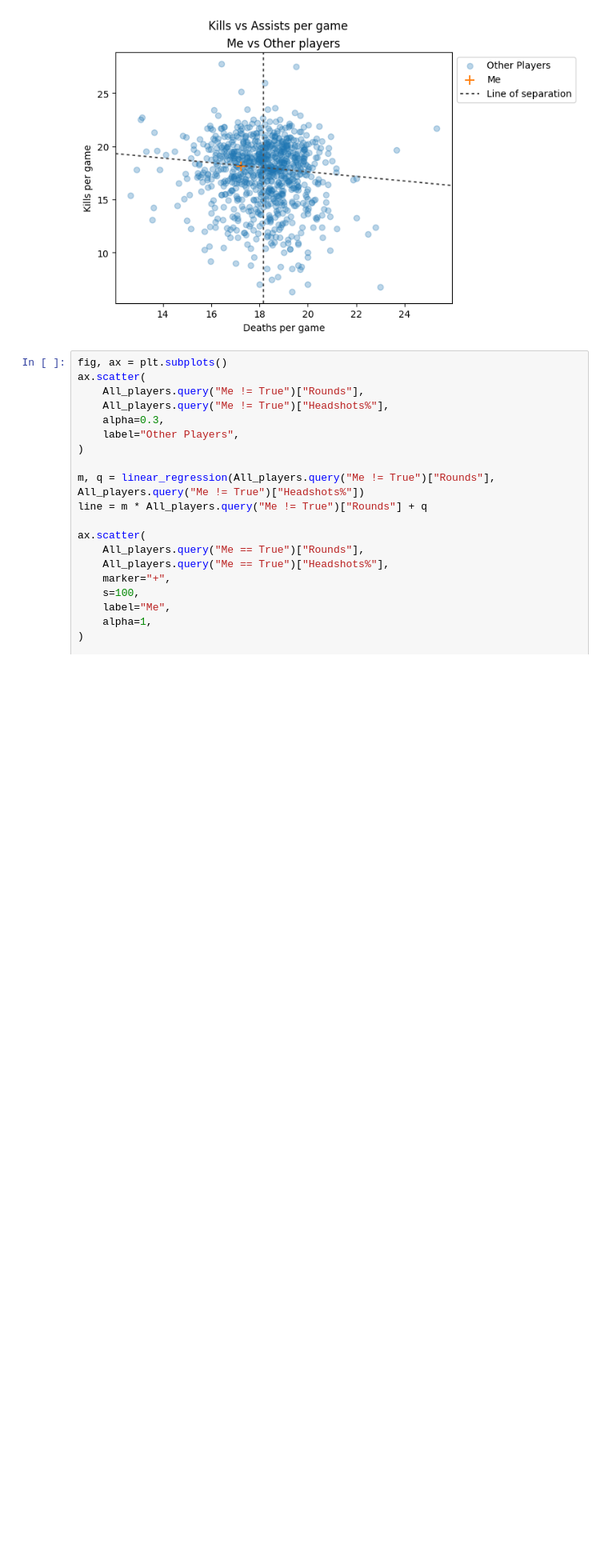
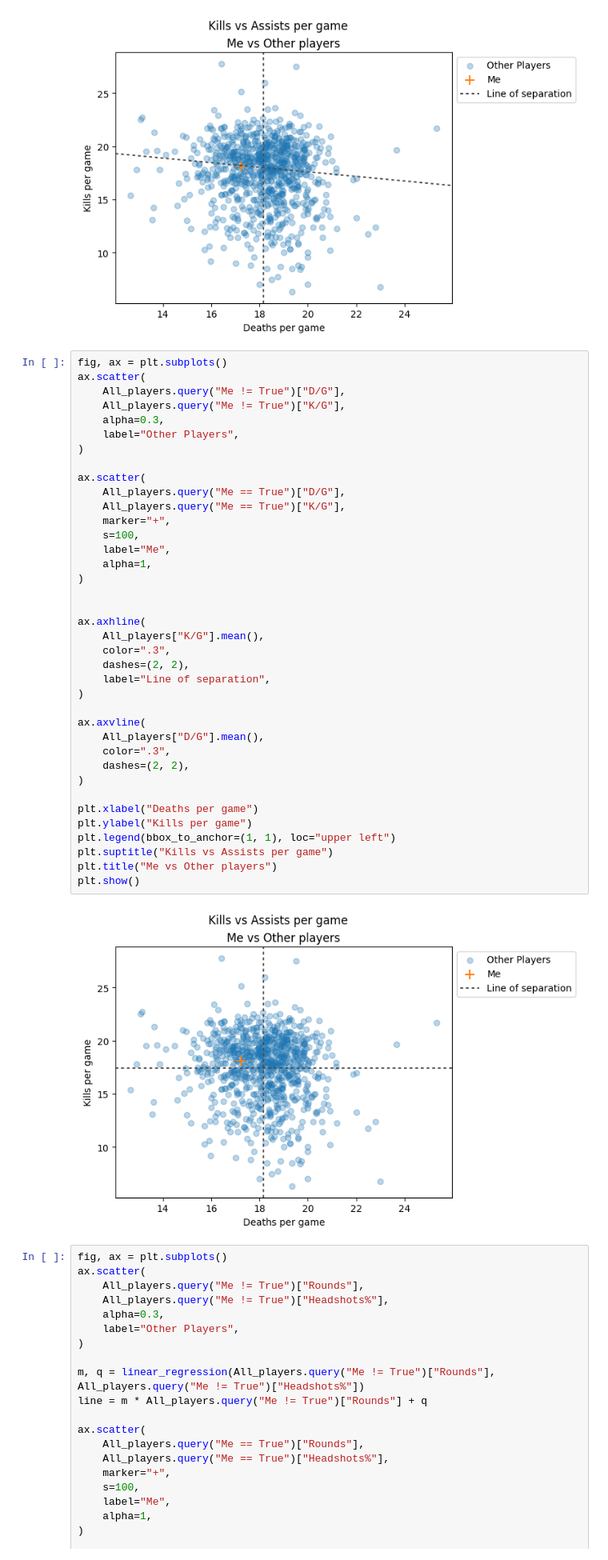
Before and after one commit to Mamin-gamer/Data-collection, a Jupyter notebook: notebooks/MeVsAll.ipynb, the cells around one changed output. Shown at 80% size. Drawn from its saved outputs; the diff is of its cells as text; blank space fills up the shorter version.

```diff
--- a/notebooks/MeVsAll.ipynb
+++ b/notebooks/MeVsAll.ipynb
@@ -402,6 +402,46 @@ plt.title("Me vs Other players")
 plt.show()
 # %% [output]
 [figure]
+# %%
+fig, ax = plt.subplots()
+ax.scatter(
+    All_players.query("Me != True")["D/G"],
+    All_players.query("Me != True")["K/G"],
+    alpha=0.3,
+    label="Other Players",
+)
+
+ax.scatter(
+    All_players.query("Me == True")["D/G"],
+    All_players.query("Me == True")["K/G"],
+    marker="+",
+    s=100,
+    label="Me",
+    alpha=1,
+)
+
+
+ax.axhline(
+    All_players["K/G"].mean(),
+    color=".3",
+    dashes=(2, 2),
+    label="Line of separation",
+)
+
+ax.axvline(
+    All_players["D/G"].mean(),
+    color=".3",
+    dashes=(2, 2),
+)
+
+plt.xlabel("Deaths per game")
+plt.ylabel("Kills per game")
+plt.legend(bbox_to_anchor=(1, 1), loc="upper left")
+plt.suptitle("Kills vs Assists per game")
+plt.title("Me vs Other players")
+plt.show()
+# %% [output]
+[figure, added]
 # %%
 fig, ax = plt.subplots()
 ax.scatter(
```
Also changed, not shown: parts of 2 cells of this notebook.
